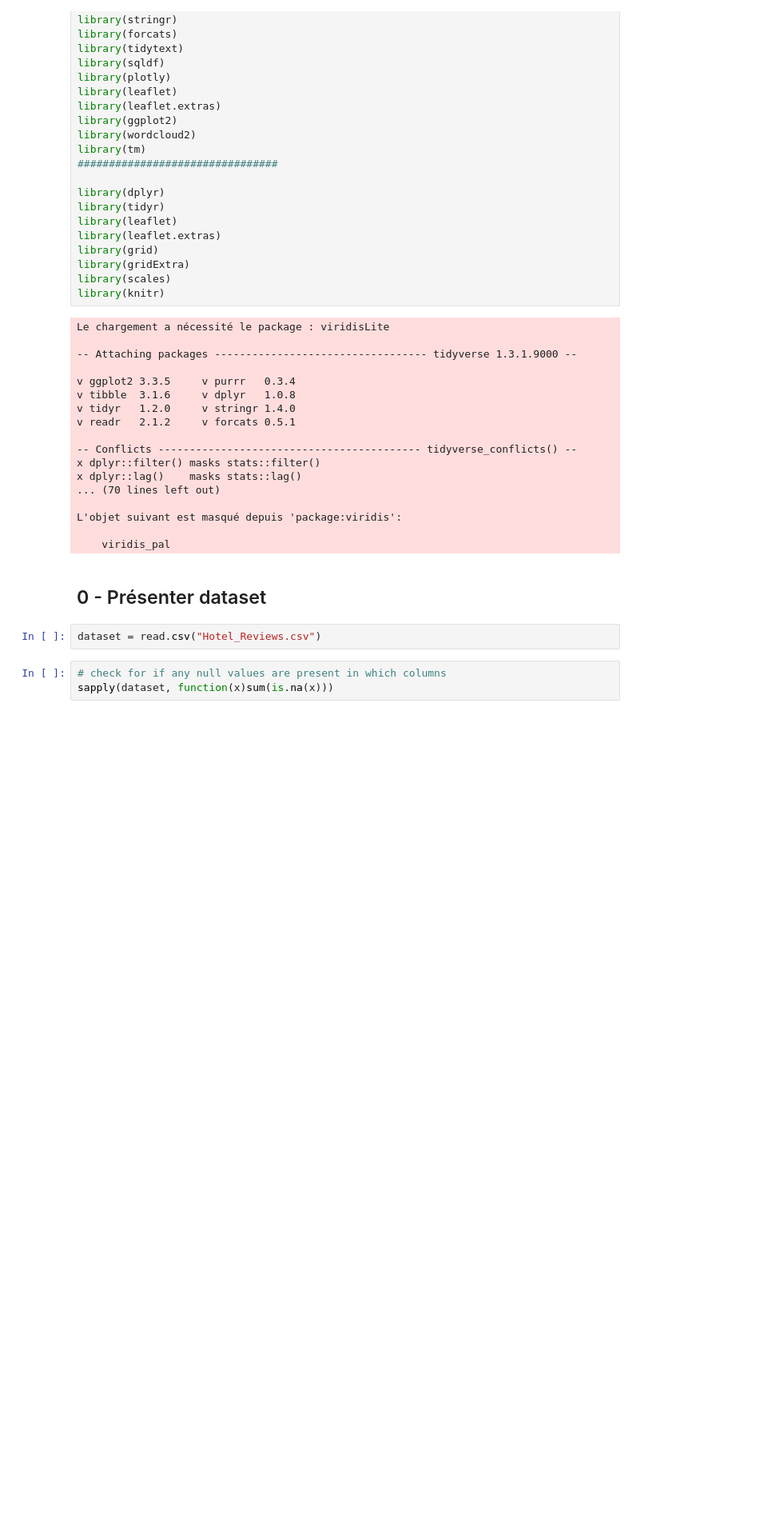
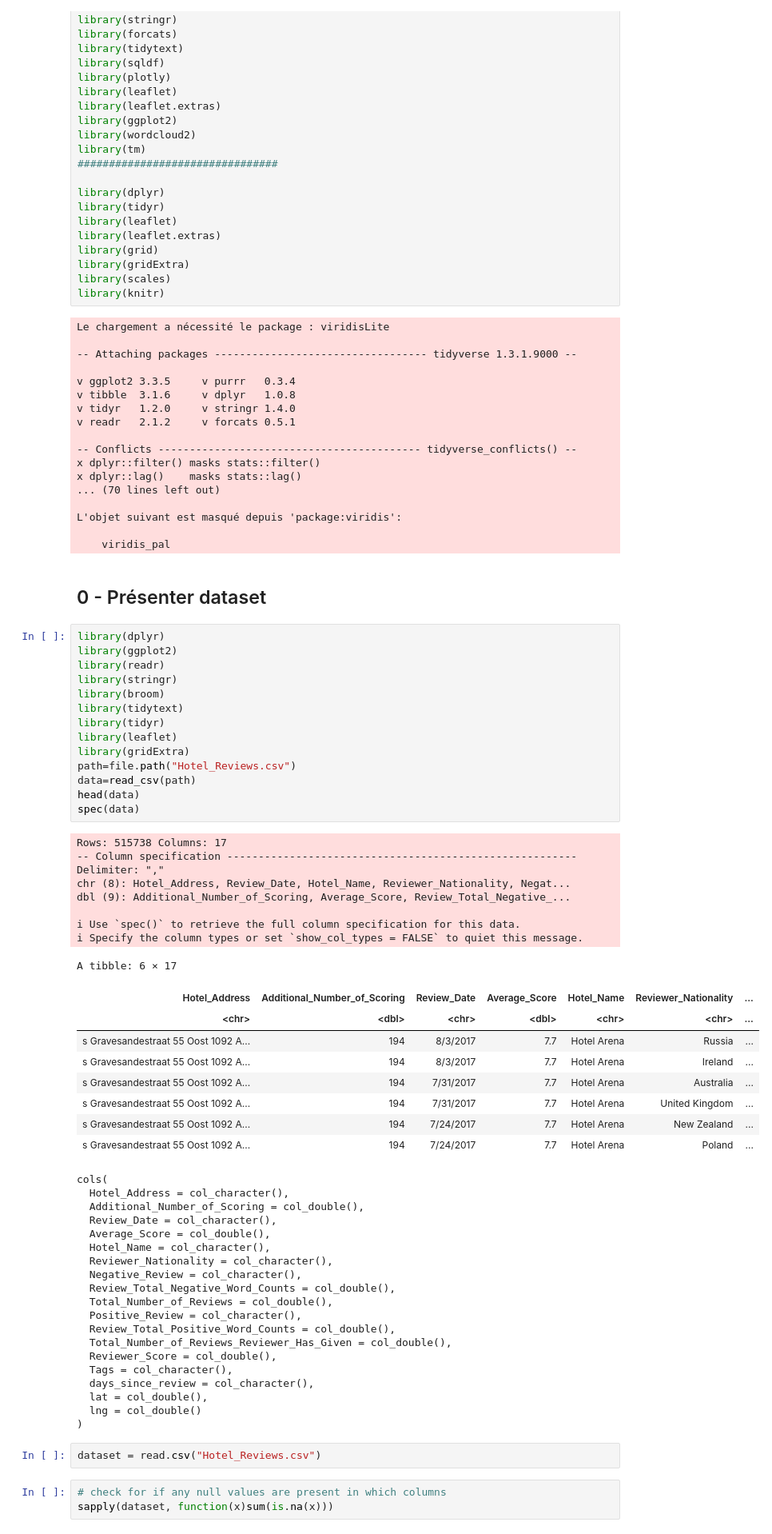
Before and after one commit to NadineAzebaze/Kaggle_project, a Jupyter notebook: projet.ipynb, the cells around one changed output. Shown at 80% size. Saved outputs shown, nothing was run; the diff lists cells and outputs as text; blank space fills up the shorter version.

```diff
--- a/projet.ipynb
+++ b/projet.ipynb
@@ -62,6 +62,57 @@ L'objet suivant est masqué depuis 'package:viridis':
     viridis_pal
 # %% [markdown]
 ## 0 - Présenter dataset
+# %%
+library(dplyr)
+library(ggplot2)
+library(readr)
+library(stringr)
+library(broom)
+library(tidytext)
+library(tidyr)
+library(leaflet)
+library(gridExtra)
+path=file.path("Hotel_Reviews.csv")
+data=read_csv(path)
+head(data)
+spec(data)
+# %% [output]
+Rows: 515738 Columns: 17
+-- Column specification --------------------------------------------------------
+Delimiter: ","
+chr (8): Hotel_Address, Review_Date, Hotel_Name, Reviewer_Nationality, Negat...
+dbl (9): Additional_Number_of_Scoring, Average_Score, Review_Total_Negative_...
+
+i Use `spec()` to retrieve the full column specification for this data.
+i Specify the column types or set `show_col_types = FALSE` to quiet this message.
+A tibble: 6 × 17
+| Hotel_Address | Additional_Number_of_Scoring | Review_Date | Average_Score | Hotel_Name | Reviewer_Nationality | ... |
+| <chr> | <dbl> | <chr> | <dbl> | <chr> | <chr> | ... |
+| s Gravesandestraat 55 Oost 1092 A... | 194 | 8/3/2017 | 7.7 | Hotel Arena | Russia | ... |
+| s Gravesandestraat 55 Oost 1092 A... | 194 | 8/3/2017 | 7.7 | Hotel Arena | Ireland | ... |
+| s Gravesandestraat 55 Oost 1092 A... | 194 | 7/31/2017 | 7.7 | Hotel Arena | Australia | ... |
+| s Gravesandestraat 55 Oost 1092 A... | 194 | 7/31/2017 | 7.7 | Hotel Arena | United Kingdom | ... |
+| s Gravesandestraat 55 Oost 1092 A... | 194 | 7/24/2017 | 7.7 | Hotel Arena | New Zealand | ... |
+| s Gravesandestraat 55 Oost 1092 A... | 194 | 7/24/2017 | 7.7 | Hotel Arena | Poland | ... |
+cols(
+  Hotel_Address = col_character(),
+  Additional_Number_of_Scoring = col_double(),
+  Review_Date = col_character(),
+  Average_Score = col_double(),
+  Hotel_Name = col_character(),
+  Reviewer_Nationality = col_character(),
+  Negative_Review = col_character(),
+  Review_Total_Negative_Word_Counts = col_double(),
+  Total_Number_of_Reviews = col_double(),
+  Positive_Review = col_character(),
+  Review_Total_Positive_Word_Counts = col_double(),
+  Total_Number_of_Reviews_Reviewer_Has_Given = col_double(),
+  Reviewer_Score = col_double(),
+  Tags = col_character(),
+  days_since_review = col_character(),
+  lat = col_double(),
+  lng = col_double()
+)
 # %%
 dataset = read.csv("Hotel_Reviews.csv")
 # %%
```
Also changed, not shown: parts of 23 cells of this notebook, 1 other file.
